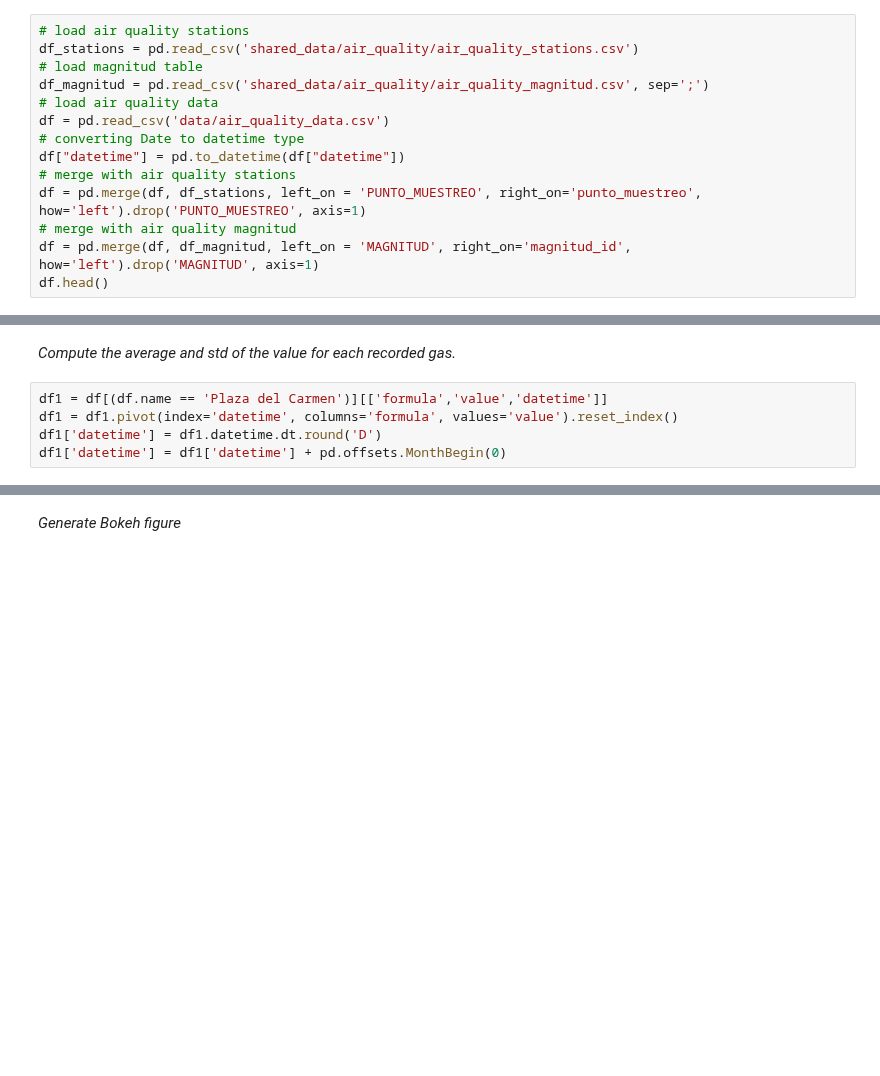
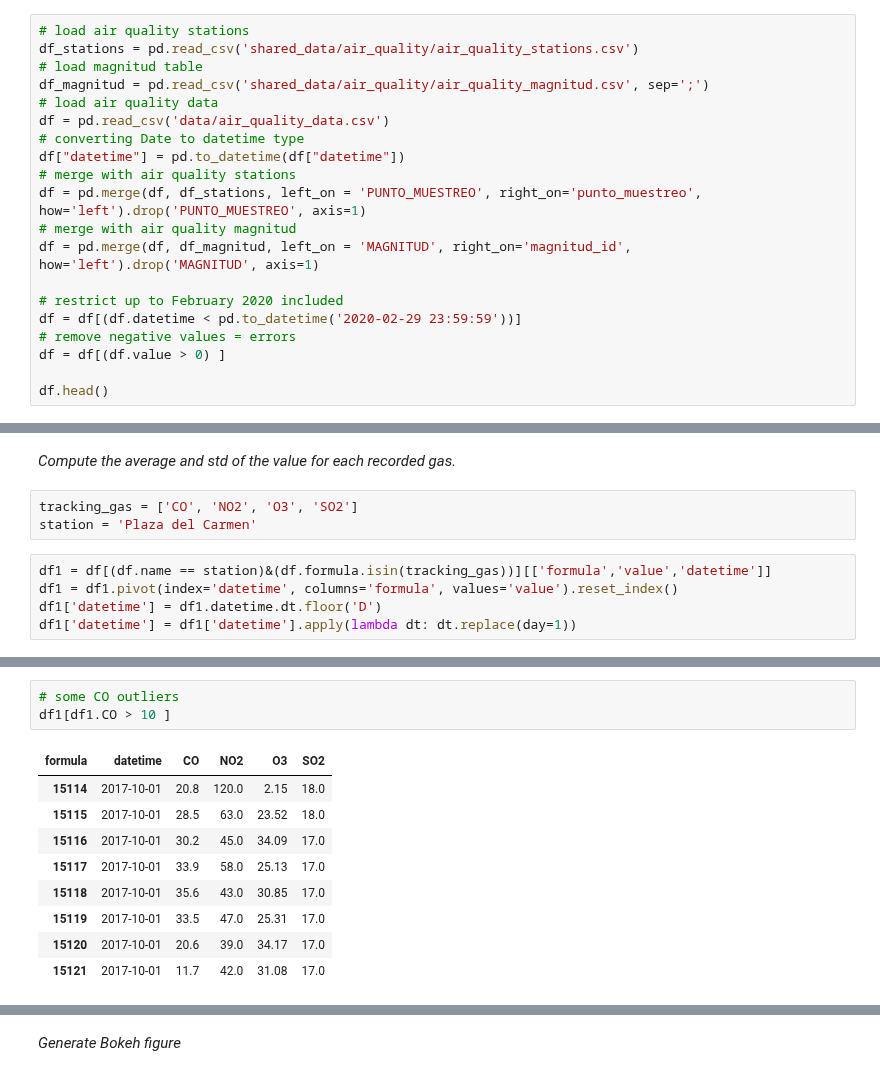
Before and after one commit to Pheithar/socialdata_madridcentral, a Jupyter notebook: Laurine - air quality - exploratory notebook.ipynb, the cells around one changed output, grey strips where cells are left out. Drawn from its saved outputs; the diff is of its cells as text; blank space fills up the shorter version.

```diff
--- a/Laurine - air quality - exploratory notebook.ipynb
+++ b/Laurine - air quality - exploratory notebook.ipynb
@@ -133,6 +134,12 @@ df["datetime"] = pd.to_datetime(df["datetime"])
 df = pd.merge(df, df_stations, left_on = 'PUNTO_MUESTREO', right_on='punto_muestreo', how='left').drop('PUNTO_MUESTREO', axis=1)
 # merge with air quality magnitud
 df = pd.merge(df, df_magnitud, left_on = 'MAGNITUD', right_on='magnitud_id', how='left').drop('MAGNITUD', axis=1)
+
+# restrict up to February 2020 included
+df = df[(df.datetime < pd.to_datetime('2020-02-29 23:59:59'))]
+# remove negative values = errors
+df = df[(df.value > 0) ]
+
 df.head()
 # %% [output]
 |  | PROVINCIA | MUNICIPIO | ESTACION | value | datetime | punto_muestreo | name | longitude | latitude | ... |
@@ -257,8 +228,11 @@ df_focus2.groupby([df_focus2.name, df_focus2.datetime.dt.year]).describe()['valu
 ## Visualisation 1: evolution of TRAP in Centro over time
 # %% [markdown]
 *Compute the average and std of the value for each recorded gas.*
+# %%
+tracking_gas = ['CO', 'NO2', 'O3', 'SO2']
+station = 'Plaza del Carmen'
 # %%
-df1 = df[(df.name == 'Plaza del Carmen')][['formula','value','datetime']]
+df1 = df[(df.name == station)&(df.formula.isin(tracking_gas))][['formula','value','datetime']]
 df1 = df1.pivot(index='datetime', columns='formula', values='value').reset_index()
-df1['datetime'] = df1.datetime.dt.round('D')
-df1['datetime'] = df1['datetime'] + pd.offsets.MonthBegin(0)
+df1['datetime'] = df1.datetime.dt.floor('D')
+df1['datetime'] = df1['datetime'].apply(lambda dt: dt.replace(day=1))
@@ -275,0 +245,13 @@ df1_mean = df1_mean.set_index('datetime')
+# %%
+# some CO outliers
+df1[df1.CO > 10 ]
+# %% [output]
+| formula | datetime | CO | NO2 | O3 | SO2 |
+| 15114 | 2017-10-01 | 20.8 | 120.0 | 2.15 | 18.0 |
+| 15115 | 2017-10-01 | 28.5 | 63.0 | 23.52 | 18.0 |
+| 15116 | 2017-10-01 | 30.2 | 45.0 | 34.09 | 17.0 |
+| 15117 | 2017-10-01 | 33.9 | 58.0 | 25.13 | 17.0 |
+| 15118 | 2017-10-01 | 35.6 | 43.0 | 30.85 | 17.0 |
+| 15119 | 2017-10-01 | 33.5 | 47.0 | 25.31 | 17.0 |
+| 15120 | 2017-10-01 | 20.6 | 39.0 | 34.17 | 17.0 |
+| 15121 | 2017-10-01 | 11.7 | 42.0 | 31.08 | 17.0 |
```
Also changed, not shown: parts of 33 cells of this notebook, 15 other files.
